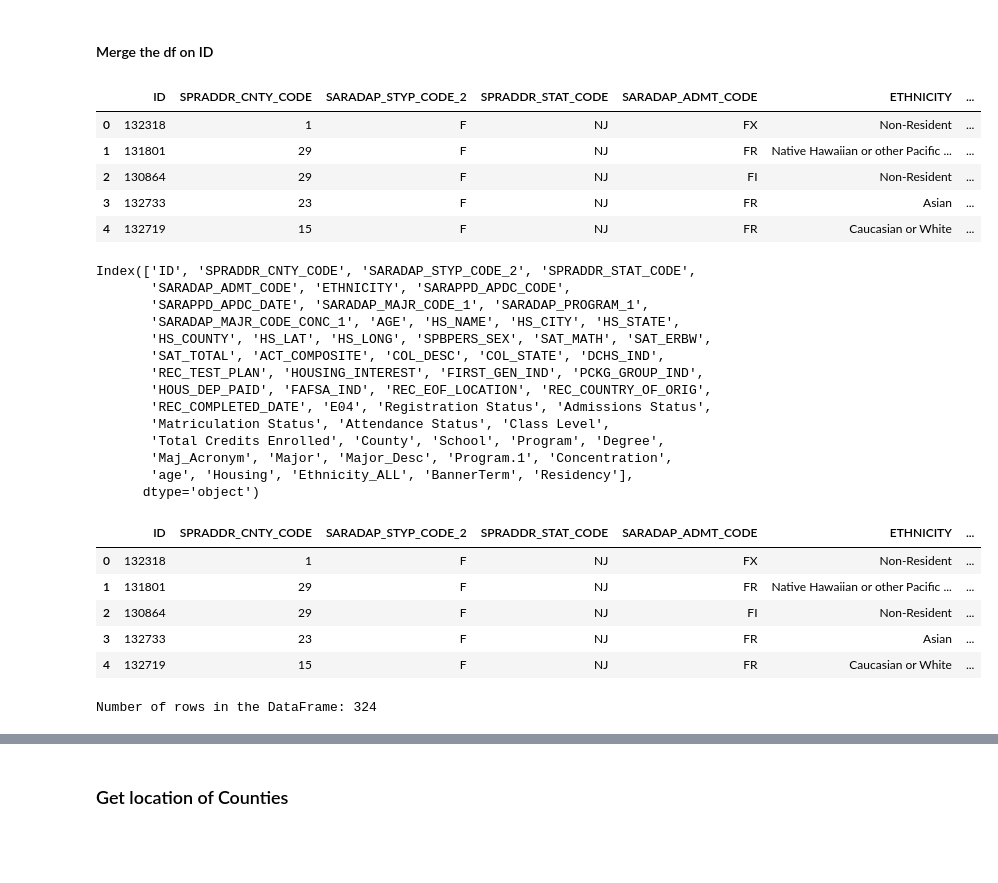
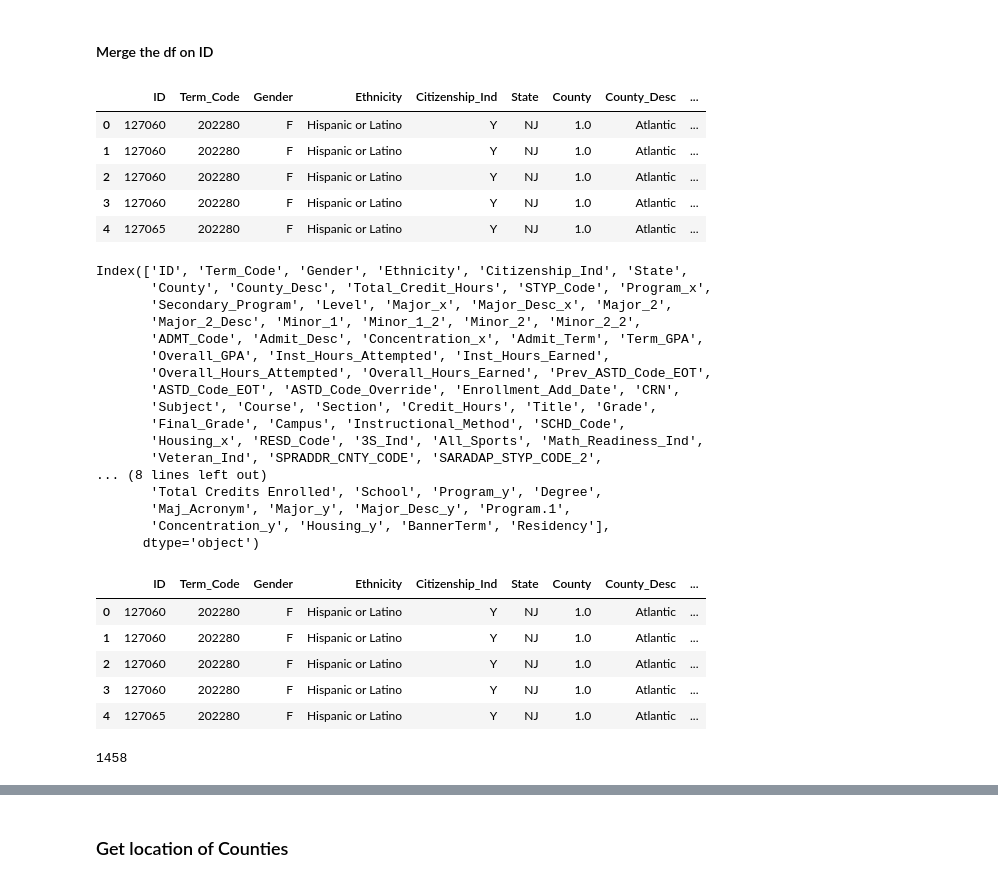
Before and after one commit to udoychowdhury/DataScience, a Jupyter notebook: Assitantship/CleanAndTransformData.ipynb, the cells around one changed output, grey strips where cells are left out. Cells and saved outputs as stored; diff of their text form; code cells hidden in the pictures; blank space fills up the shorter version.

```diff
--- a/Assitantship/CleanAndTransformData.ipynb
+++ b/Assitantship/CleanAndTransformData.ipynb
@@ -20,68 +20,77 @@ pd.set_option('display.width', None)
 ### Read in File ###
 # %%
 # File path for file
-file_path1 = '/Users/udoychowdhury/Documents/Assitantship/Conditionally Admitted Students Updated.xlsx'
-file_path2 = '/Users/udoychowdhury/Documents/Assitantship/Spring 2023 Registered Students.xlsx'
+# file_path1 = '/Users/udoychowdhury/Documents/Assitantship/Conditionally Admitted Students Updated.xlsx'
+# file_path2 = '/Users/udoychowdhury/Documents/Assitantship/Spring 2023 Registered Students.xlsx'
+file_path3 = '/Users/udoychowdhury/Documents/Assitantship/Fall 2022.xlsx'
+file_path4 = '/Users/udoychowdhury/Documents/Assitantship/Merged Conditionally Admitted Students.xlsx'
 
 # Read the Excel file
-admitdf = pd.read_excel(file_path1)
+# admitdf = pd.read_excel(file_path1)
 
-springdf = pd.read_excel(file_path2)
+# springdf = pd.read_excel(file_path2)
+
+falldf = pd.read_excel(file_path3)
+
+mergeddf = pd.read_excel(file_path4)
 # %% [markdown]
 #### Merge the df on ID
 # %%
 # Merge the DataFrames
-merged_df = pd.merge(admitdf, springdf, on='ID', how='inner')
+merged_df = pd.merge(falldf, mergeddf, on='ID', how='inner')
 # %%
 display(merged_df.head())
 # %% [output]
-|  | ID | SPRADDR_CNTY_CODE | SARADAP_STYP_CODE_2 | SPRADDR_STAT_CODE | SARADAP_ADMT_CODE | ETHNICITY | ... |
-| 0 | 132318 | 1 | F | NJ | FX | Non-Resident | ... |
-| 1 | 131801 | 29 | F | NJ | FR | Native Hawaiian or other Pacific ... | ... |
-| 2 | 130864 | 29 | F | NJ | FI | Non-Resident | ... |
-| 3 | 132733 | 23 | F | NJ | FR | Asian | ... |
-| 4 | 132719 | 15 | F | NJ | FR | Caucasian or White | ... |
+|  | ID | Term_Code | Gender | Ethnicity | Citizenship_Ind | State | County | County_Desc | ... |
+| 0 | 127060 | 202280 | F | Hispanic or Latino | Y | NJ | 1.0 | Atlantic | ... |
+| 1 | 127060 | 202280 | F | Hispanic or Latino | Y | NJ | 1.0 | Atlantic | ... |
+| 2 | 127060 | 202280 | F | Hispanic or Latino | Y | NJ | 1.0 | Atlantic | ... |
+| 3 | 127060 | 202280 | F | Hispanic or Latino | Y | NJ | 1.0 | Atlantic | ... |
+| 4 | 127065 | 202280 | F | Hispanic or Latino | Y | NJ | 1.0 | Atlantic | ... |
 # %%
 merged_df.columns
 # %% [output]
-Index(['ID', 'SPRADDR_CNTY_CODE', 'SARADAP_STYP_CODE_2', 'SPRADDR_STAT_CODE',
-       'SARADAP_ADMT_CODE', 'ETHNICITY', 'SARAPPD_APDC_CODE',
-       'SARAPPD_APDC_DATE', 'SARADAP_MAJR_CODE_1', 'SARADAP_PROGRAM_1',
-       'SARADAP_MAJR_CODE_CONC_1', 'AGE', 'HS_NAME', 'HS_CITY', 'HS_STATE',
-       'HS_COUNTY', 'HS_LAT', 'HS_LONG', 'SPBPERS_SEX', 'SAT_MATH', 'SAT_ERBW',
-       'SAT_TOTAL', 'ACT_COMPOSITE', 'COL_DESC', 'COL_STATE', 'DCHS_IND',
-       'REC_TEST_PLAN', 'HOUSING_INTEREST', 'FIRST_GEN_IND', 'PCKG_GROUP_IND',
-       'HOUS_DEP_PAID', 'FAFSA_IND', 'REC_EOF_LOCATION', 'REC_COUNTRY_OF_ORIG',
-       'REC_COMPLETED_DATE', 'E04', 'Registration Status', 'Admissions Status',
-       'Matriculation Status', 'Attendance Status', 'Class Level',
-       'Total Credits Enrolled', 'County', 'School', 'Program', 'Degree',
-       'Maj_Acronym', 'Major', 'Major_Desc', 'Program.1', 'Concentration',
-       'age', 'Housing', 'Ethnicity_ALL', 'BannerTerm', 'Residency'],
+Index(['ID', 'Term_Code', 'Gender', 'Ethnicity', 'Citizenship_Ind', 'State',
+       'County', 'County_Desc', 'Total_Credit_Hours', 'STYP_Code', 'Program_x',
+       'Secondary_Program', 'Level', 'Major_x', 'Major_Desc_x', 'Major_2',
+       'Major_2_Desc', 'Minor_1', 'Minor_1_2', 'Minor_2', 'Minor_2_2',
+       'ADMT_Code', 'Admit_Desc', 'Concentration_x', 'Admit_Term', 'Term_GPA',
+       'Overall_GPA', 'Inst_Hours_Attempted', 'Inst_Hours_Earned',
+       'Overall_Hours_Attempted', 'Overall_Hours_Earned', 'Prev_ASTD_Code_EOT',
+       'ASTD_Code_EOT', 'ASTD_Code_Override', 'Enrollment_Add_Date', 'CRN',
+       'Subject', 'Course', 'Section', 'Credit_Hours', 'Title', 'Grade',
+       'Final_Grade', 'Campus', 'Instructional_Method', 'SCHD_Code',
+       'Housing_x', 'RESD_Code', '3S_Ind', 'All_Sports', 'Math_Readiness_Ind',
+       'Veteran_Ind', 'SPRADDR_CNTY_CODE', 'SARADAP_STYP_CODE_2',
+... (8 lines left out)
+       'Total Credits Enrolled', 'School', 'Program_y', 'Degree',
+       'Maj_Acronym', 'Major_y', 'Major_Desc_y', 'Program.1',
+       'Concentration_y', 'Housing_y', 'BannerTerm', 'Residency'],
       dtype='object')
 # %%
 # Drop unneeded columns
 
 # Columns to be removed
-columns_to_drop = ['County', 'age', 'Ethnicity_ALL', 'SARADAP_MAJR_CODE_1', 'SARADAP_PROGRAM_1', 'SARADAP_MAJR_CODE_CONC_1', 'COL_DESC', 'COL_STATE']
+columns_to_drop = ['Major_Desc_x', 'Major_2_Desc', 'Minor_1_2', 'Minor_2_2']
 
 # Drop specified columns
 merged_df.drop(columns=columns_to_drop, inplace=True)
 
 # Display the DataFrame after columns removal
 display(merged_df.head())
 # %% [output]
-|  | ID | SPRADDR_CNTY_CODE | SARADAP_STYP_CODE_2 | SPRADDR_STAT_CODE | SARADAP_ADMT_CODE | ETHNICITY | ... |
-| 0 | 132318 | 1 | F | NJ | FX | Non-Resident | ... |
-| 1 | 131801 | 29 | F | NJ | FR | Native Hawaiian or other Pacific ... | ... |
-| 2 | 130864 | 29 | F | NJ | FI | Non-Resident | ... |
-| 3 | 132733 | 23 | F | NJ | FR | Asian | ... |
-| 4 | 132719 | 15 | F | NJ | FR | Caucasian or White | ... |
+|  | ID | Term_Code | Gender | Ethnicity | Citizenship_Ind | State | County | County_Desc | ... |
+| 0 | 127060 | 202280 | F | Hispanic or Latino | Y | NJ | 1.0 | Atlantic | ... |
+| 1 | 127060 | 202280 | F | Hispanic or Latino | Y | NJ | 1.0 | Atlantic | ... |
+| 2 | 127060 | 202280 | F | Hispanic or Latino | Y | NJ | 1.0 | Atlantic | ... |
+| 3 | 127060 | 202280 | F | Hispanic or Latino | Y | NJ | 1.0 | Atlantic | ... |
+| 4 | 127065 | 202280 | F | Hispanic or Latino | Y | NJ | 1.0 | Atlantic | ... |
 # %%
 # Get the number of rows in the DataFrame
 num_rows = len(merged_df)
 num_rows
 # %% [output]
-Number of rows in the DataFrame: 324
+1458
 # %%
 # Fill object data types with 'Null' and numeric data types with 0
 for column in merged_df.columns:
```
Also changed, not shown: parts of 3 cells of this notebook, 5 other files.
